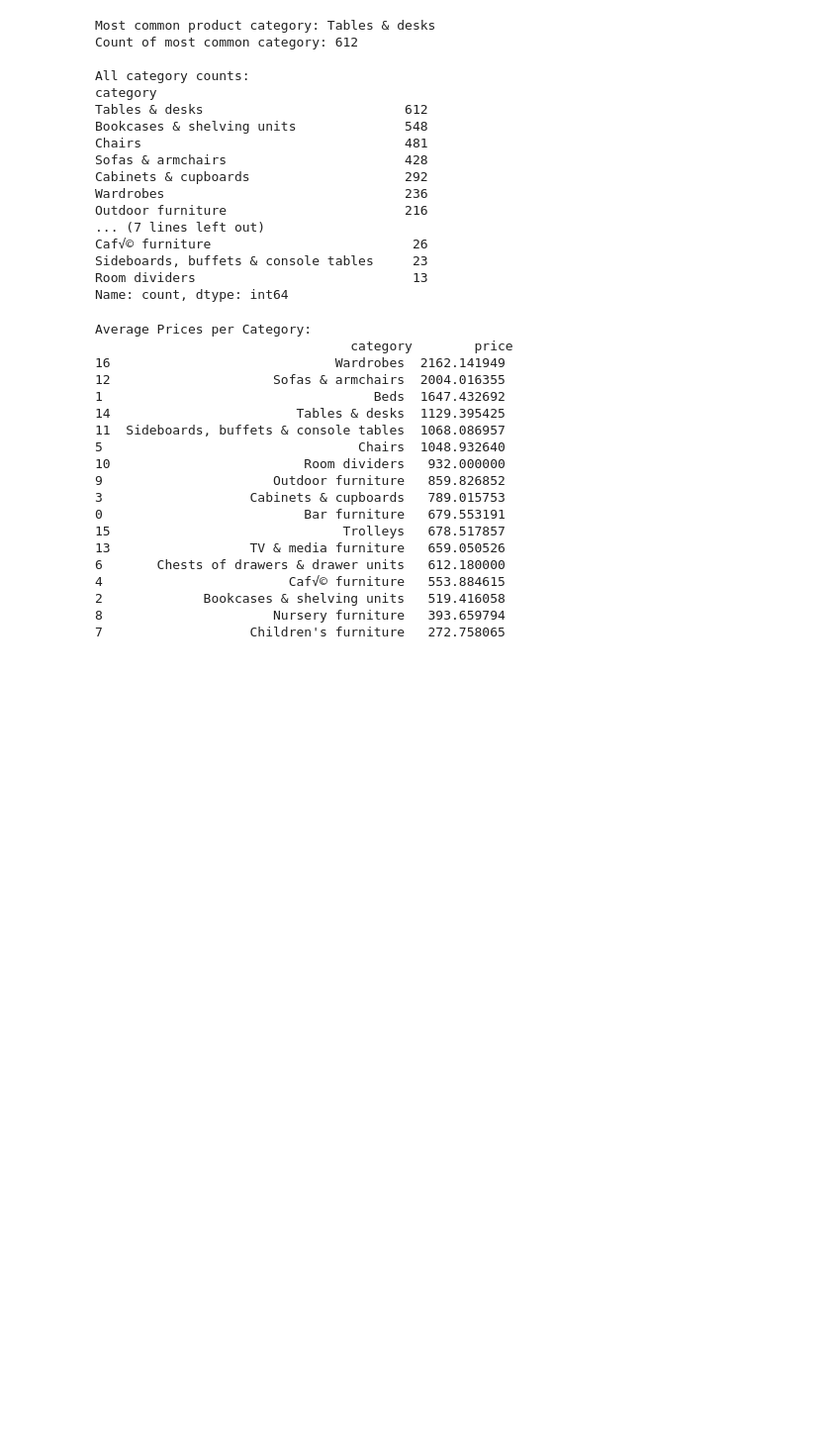
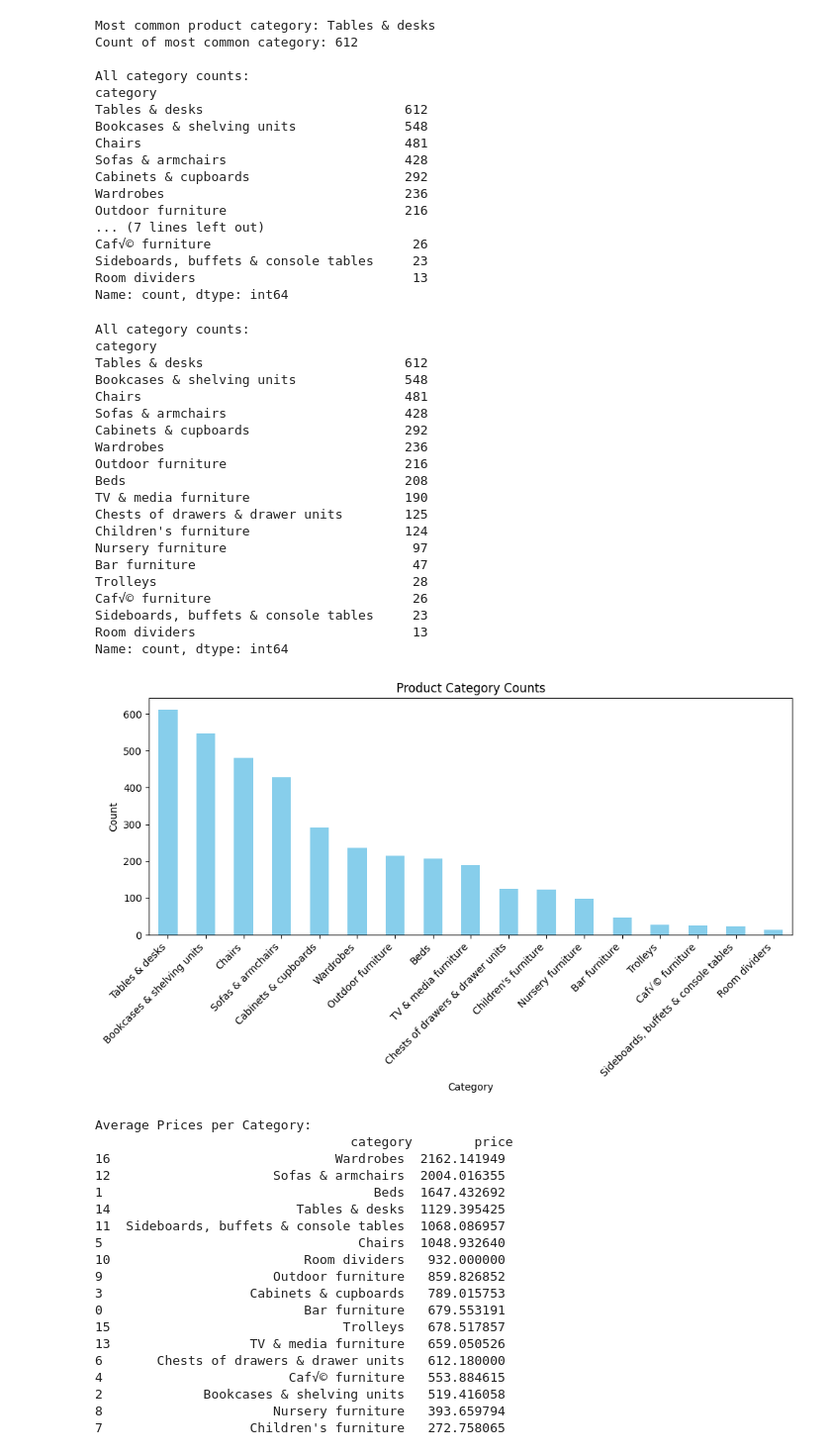
Before and after one commit to Sevinj-joy/Matplotlib_examples, a Jupyter notebook: IKEA/ikea_analysis.ipynb, the cells around one changed output. Shown at 99% size. Saved outputs shown, nothing was run; the diff lists cells and outputs as text; code cells hidden in the pictures; blank space fills up the shorter version.

```diff
--- a/IKEA/ikea_analysis.ipynb
+++ b/IKEA/ikea_analysis.ipynb
@@ -479,6 +463,40 @@ Caf√© furniture                          26
 Sideboards, buffets & console tables     23
 Room dividers                            13
 Name: count, dtype: int64
+# %%
+print("\nAll category counts:")
+print(category_counts)
+
+plt.figure(figsize=(10, 6))
+category_counts.plot(kind='bar', color='skyblue')
+plt.title('Product Category Counts')
+plt.xlabel('Category')
+plt.ylabel('Count')
+plt.xticks(rotation=45, ha='right')
+plt.tight_layout()
+plt.show()
+# %% [output]
+All category counts:
+category
+Tables & desks                          612
+Bookcases & shelving units              548
+Chairs                                  481
+Sofas & armchairs                       428
+Cabinets & cupboards                    292
+Wardrobes                               236
+Outdoor furniture                       216
+Beds                                    208
+TV & media furniture                    190
+Chests of drawers & drawer units        125
+Children's furniture                    124
+Nursery furniture                        97
+Bar furniture                            47
+Trolleys                                 28
+Caf√© furniture                          26
+Sideboards, buffets & console tables     23
+Room dividers                            13
+Name: count, dtype: int64
+[figure, added]
 # %%
 category_avg_price = data.groupby('category')['price'].mean().reset_index()
 category_avg_price = category_avg_price.sort_values(by='price', ascending=False)
```
Also changed, not shown: parts of 73 cells of this notebook.
